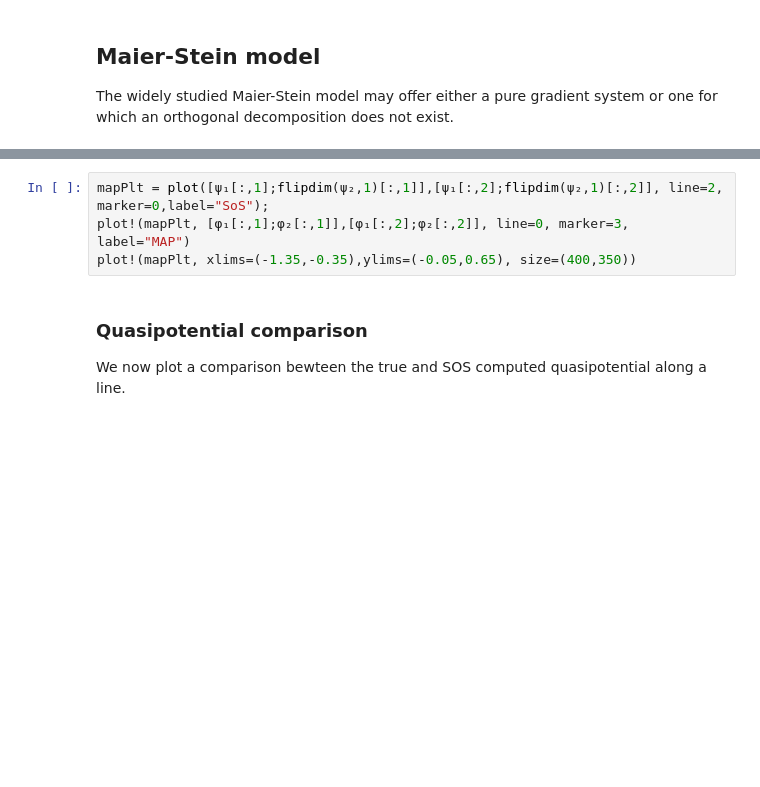
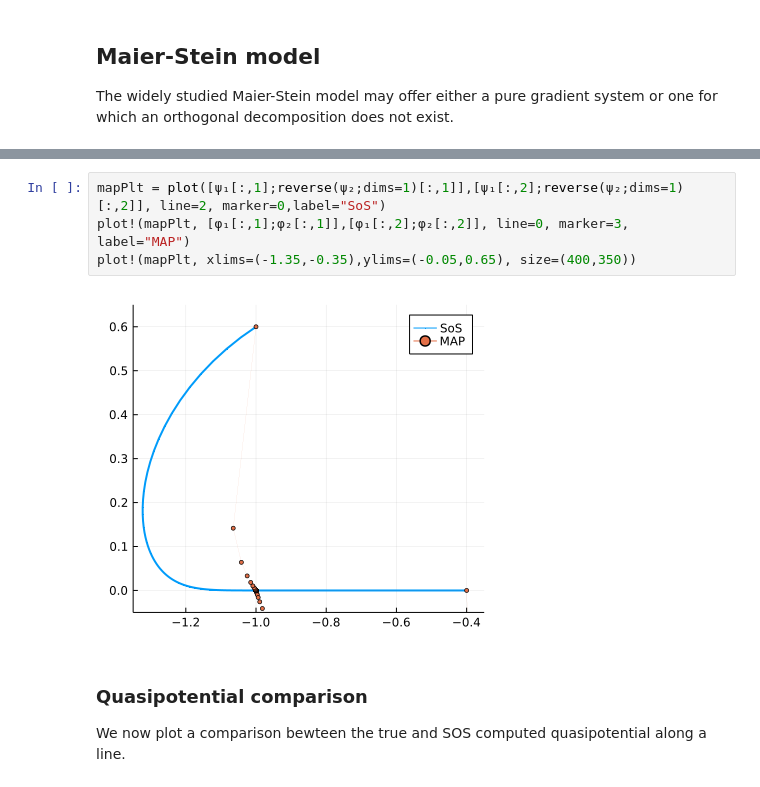
Before and after one commit to rdbrackston/SDEtools, a Jupyter notebook: Notebooks/Nonlinear examples.ipynb, the cells around one changed output, grey strips where cells are left out. Saved outputs shown, nothing was run; the diff lists cells and outputs as text; blank space fills up the shorter version.

```diff
--- a/Notebooks/Nonlinear examples.ipynb
+++ b/Notebooks/Nonlinear examples.ipynb
@@ -132,7 +112,9 @@ Su = 0.35999993559562427
 # %%
-mapPlt = plot([ψ₁[:,1];flipdim(ψ₂,1)[:,1]],[ψ₁[:,2];flipdim(ψ₂,1)[:,2]], line=2, marker=0,label="SoS");
+mapPlt = plot([ψ₁[:,1];reverse(ψ₂;dims=1)[:,1]],[ψ₁[:,2];reverse(ψ₂;dims=1)[:,2]], line=2, marker=0,label="SoS")
 plot!(mapPlt, [φ₁[:,1];φ₂[:,1]],[φ₁[:,2];φ₂[:,2]], line=0, marker=3, label="MAP")
 plot!(mapPlt, xlims=(-1.35,-0.35),ylims=(-0.05,0.65), size=(400,350))
+# %% [output]
+[figure, added]
 # %% [markdown]
 ### Quasipotential comparison
 
```
Also changed, not shown: parts of 6 cells of this notebook, 4 other files.
